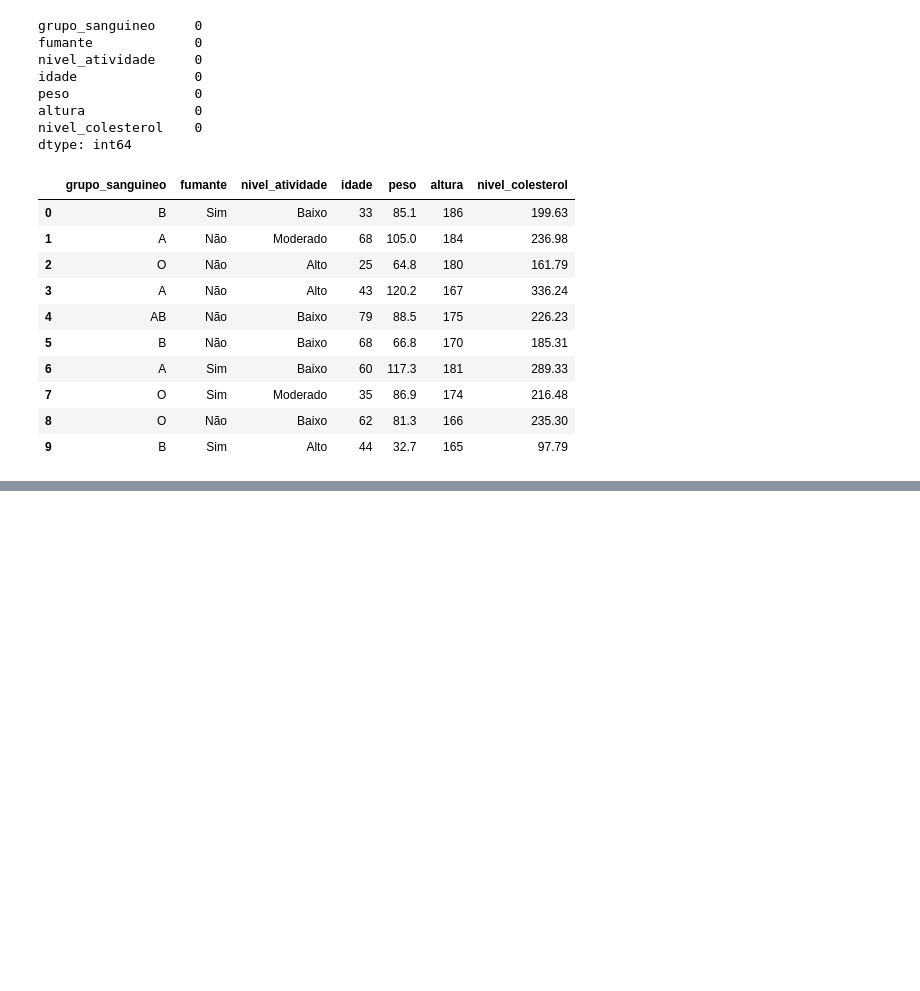
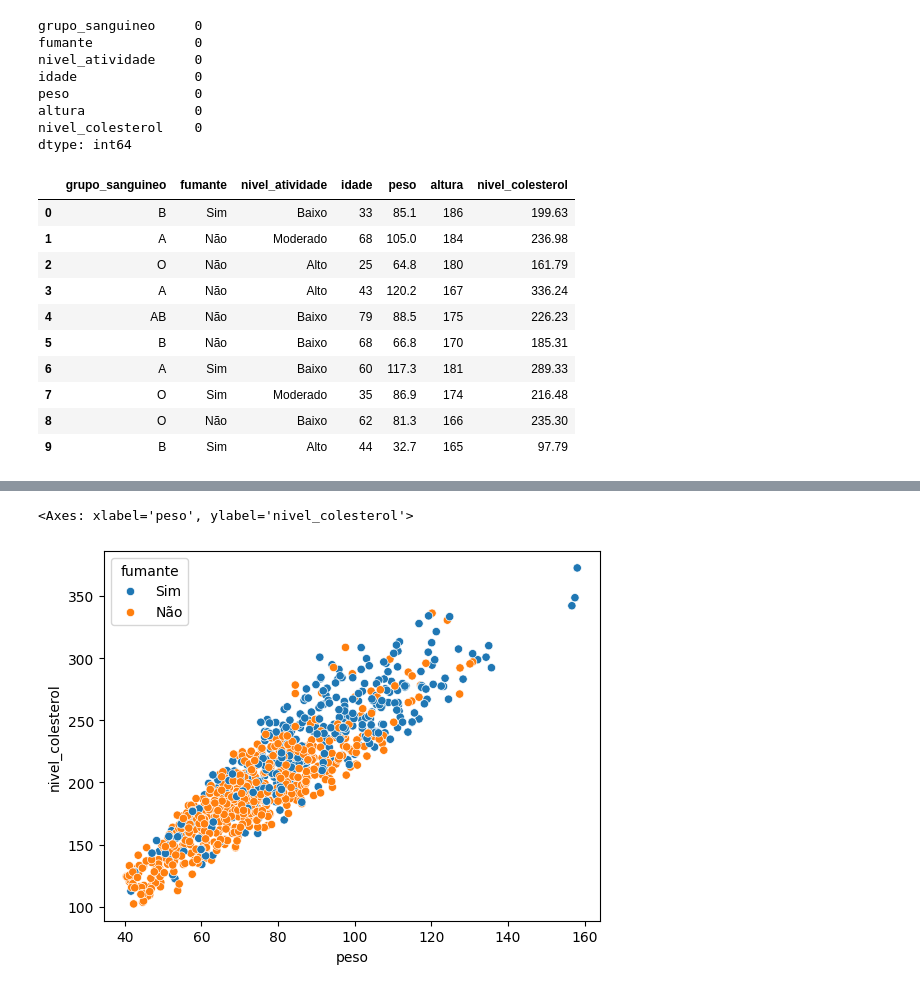
Before and after one commit to sjunqueira/LinearModelMulti, a Jupyter notebook: model.ipynb, the cells around one changed output, grey strips where cells are left out. Drawn from its saved outputs; the diff is of its cells as text; code cells hidden in the pictures; blank space fills up the shorter version.

```diff
--- a/model.ipynb
+++ b/model.ipynb
@@ -164,0 +212,6 @@ df_colesterol_eda.drop(df_colesterol_eda[df_colesterol_eda.peso < 40].index, axi
+# %%
+# Cruzamento variáveis numéricas com nível de colesterol
+sns.scatterplot(df_colesterol_eda, x='peso', y='nivel_colesterol', hue='fumante')
+# %% [output]
+<Axes: xlabel='peso', ylabel='nivel_colesterol'>
+[figure, added]
```
Also changed, not shown: parts of 19 cells of this notebook.
